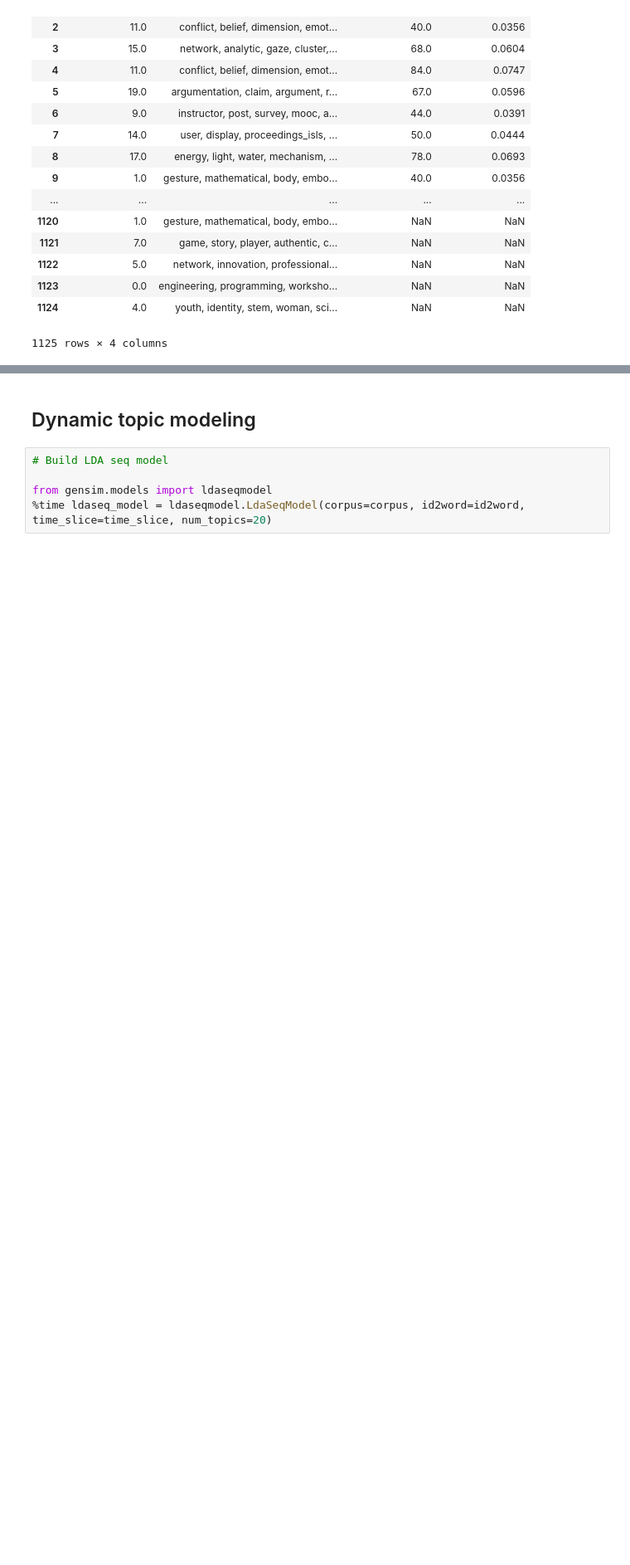
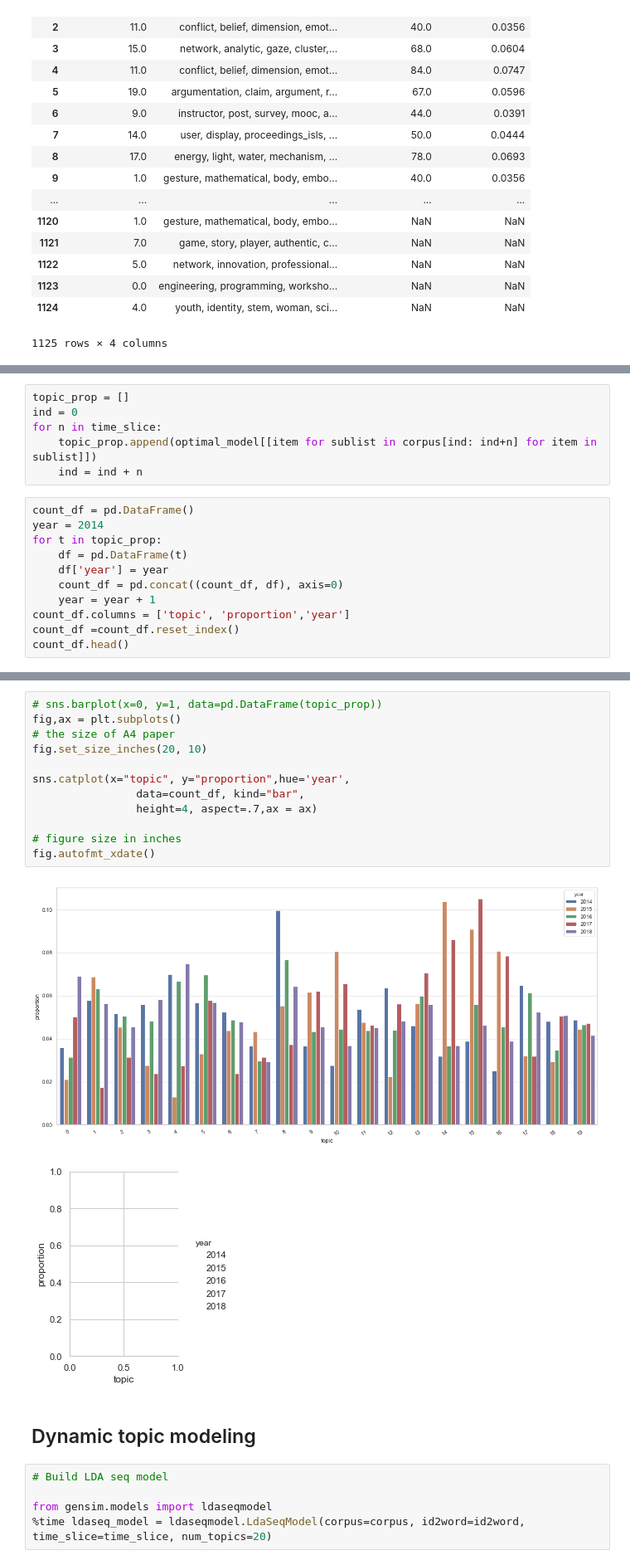
Before and after one commit to sting1000/semester-project, a Jupyter notebook: Topic Modeling.ipynb, the cells around one changed output, grey strips where cells are left out. Shown at 83% size. Cells and saved outputs as stored; diff of their text form; blank space fills up the shorter version.

Commit message:
add topic proporiton over years and author preference similarity

```diff
--- a/Topic Modeling.ipynb
+++ b/Topic Modeling.ipynb
@@ -643,0 +646,17 @@ df_dominant_topics
+# %%
+topic_prop = []
+ind = 0
+for n in time_slice:
+    topic_prop.append(optimal_model[[item for sublist in corpus[ind: ind+n] for item in sublist]])
+    ind = ind + n
+# %%
+count_df = pd.DataFrame()
+year = 2014
+for t in topic_prop:
+    df = pd.DataFrame(t)
+    df['year'] = year
+    count_df = pd.concat((count_df, df), axis=0)
+    year = year + 1
+count_df.columns = ['topic', 'proportion','year']
+count_df =count_df.reset_index()
+count_df.head()
@@ -644,3 +670,18 @@ df_dominant_topics
+# %%
+# sns.barplot(x=0, y=1, data=pd.DataFrame(topic_prop))
+fig,ax = plt.subplots()
+# the size of A4 paper
+fig.set_size_inches(20, 10)
+
+sns.catplot(x="topic", y="proportion",hue='year',
+                data=count_df, kind="bar",
+                height=4, aspect=.7,ax = ax)
+
+# figure size in inches
+fig.autofmt_xdate()
+# %% [output]
+[figure, added]
+[figure, added]
 # %% [markdown]
 ## Dynamic topic modeling
 # %%
```
Also changed, not shown: parts of 3 cells of this notebook, 34 other files.
